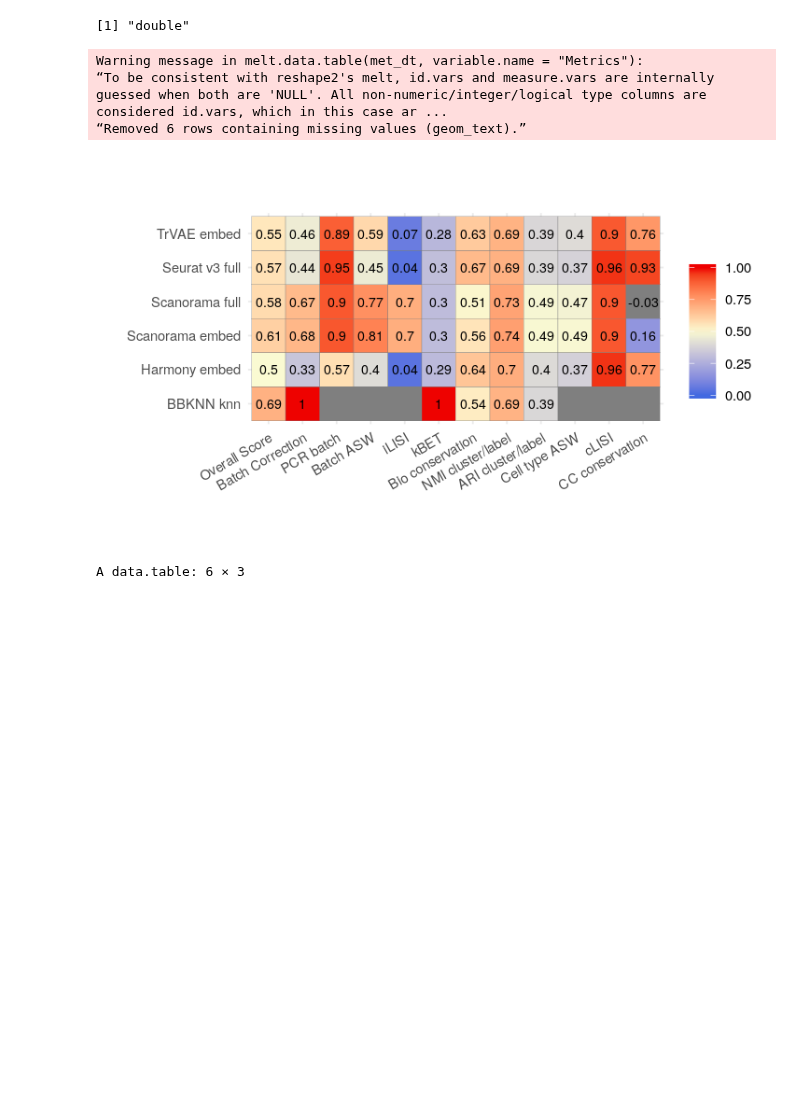
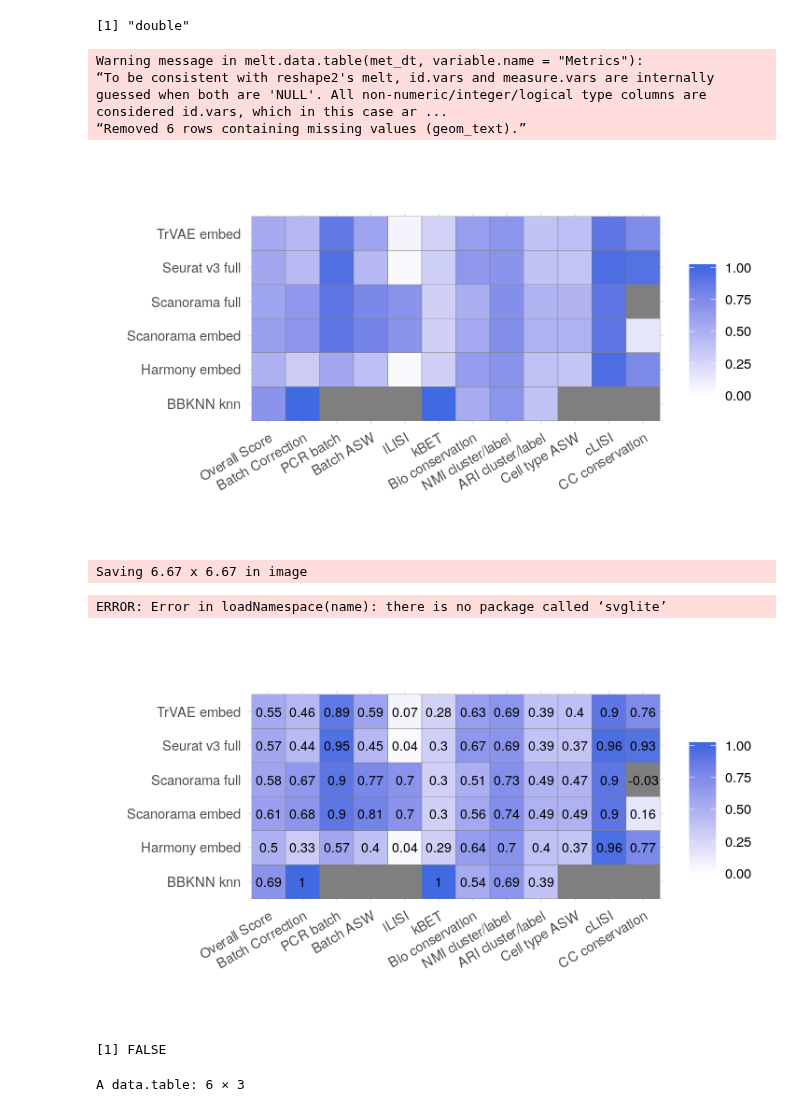
Before and after one commit to theislab/scib, a Jupyter notebook: R/visualization/atlas_heatmap.ipynb, the cells around one changed output. Cells and saved outputs as stored; diff of their text form; code cells hidden in the pictures; blank space fills up the shorter version.

```diff
--- a/R/visualization/atlas_heatmap.ipynb
+++ b/R/visualization/atlas_heatmap.ipynb
@@ -336,24 +312,33 @@ Warning message in melt.data.table(met_dt, variable.name = "Metrics"):
 # %%
 options(repr.plot.width=6, repr.plot.height=3.5)
 
 title="Integration Performance Scores"
 ggheatmap <- ggplot(data = melt(met_dt, variable.name = 'Metrics'), aes(x=Metrics, y=Method, fill=value)) +
     geom_tile(color = "grey50")+
-    scale_fill_gradient2(low = "royalblue", high = "red2", mid = "lightgoldenrodyellow",
-        midpoint = 0.5, limit = c(0,1), space = "Lab", name="") +
+    scale_fill_gradient2(high = "royalblue", low = "lightgoldenrodyellow", #mid = "lightgoldenrodyellow", midpoint = 0.5,
+        limit = c(0,1), space = "Lab", name="") +
     theme_minimal() +
     theme(axis.text.x = element_text(angle = 30, vjust = 1, hjust = 1)) +
     labs(title="", x = "", y = "") +
     coord_fixed()
 
-#print(ggheatmap)
+print(ggheatmap)
 
 ggheatmap + geom_text(aes(Metrics, Method, label = round(value,2)), size = 3)
+
+ggsave(paste0(getwd(), '/score_heatmap.svg'), p, device = 'svg')
 # %% [output]
 Warning message in melt.data.table(met_dt, variable.name = "Metrics"):
 “To be consistent with reshape2's melt, id.vars and measure.vars are internally guessed when both are 'NULL'. All non-numeric/integer/logical type columns are considered id.vars, which in this case ar ...
 “Removed 6 rows containing missing values (geom_text).”
-[figure, old version]
+[figure, new version]
+Saving 6.67 x 6.67 in image
+ERROR: Error in loadNamespace(name): there is no package called ‘svglite’
+[figure, added]
+# %%
+file.exists(paste0(getwd(), '/score_heatmap.svg'))
+# %% [output]
+[1] FALSE
 # %%
 subset(data, is.na(value))
 # %% [output]
```
Also changed, not shown: parts of 2 cells of this notebook.
